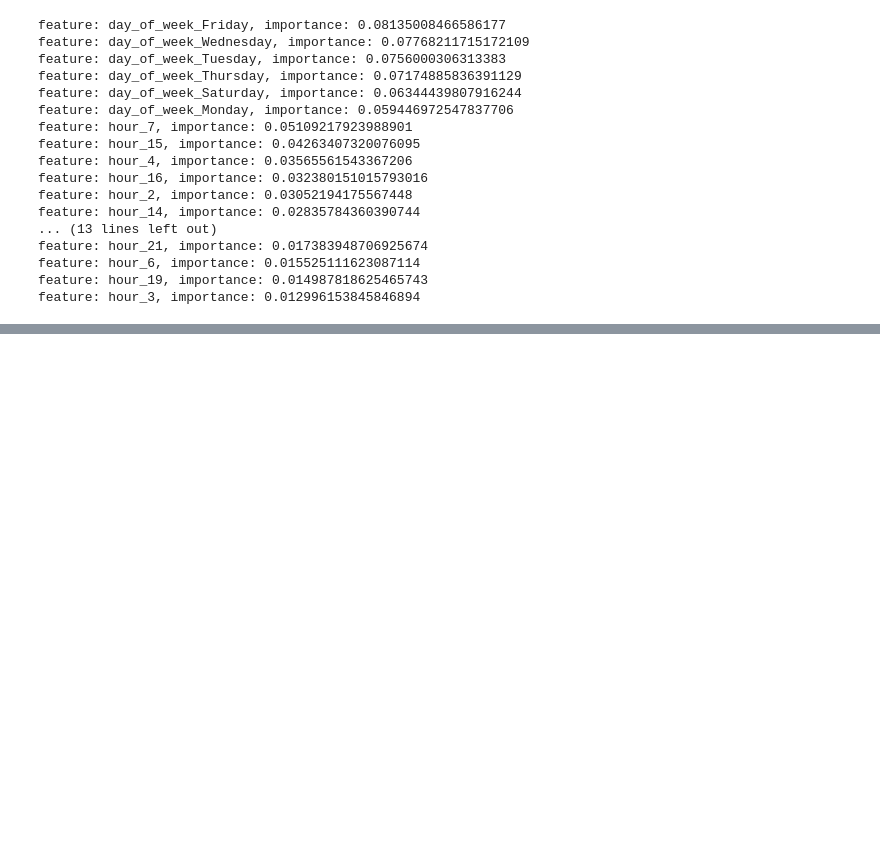
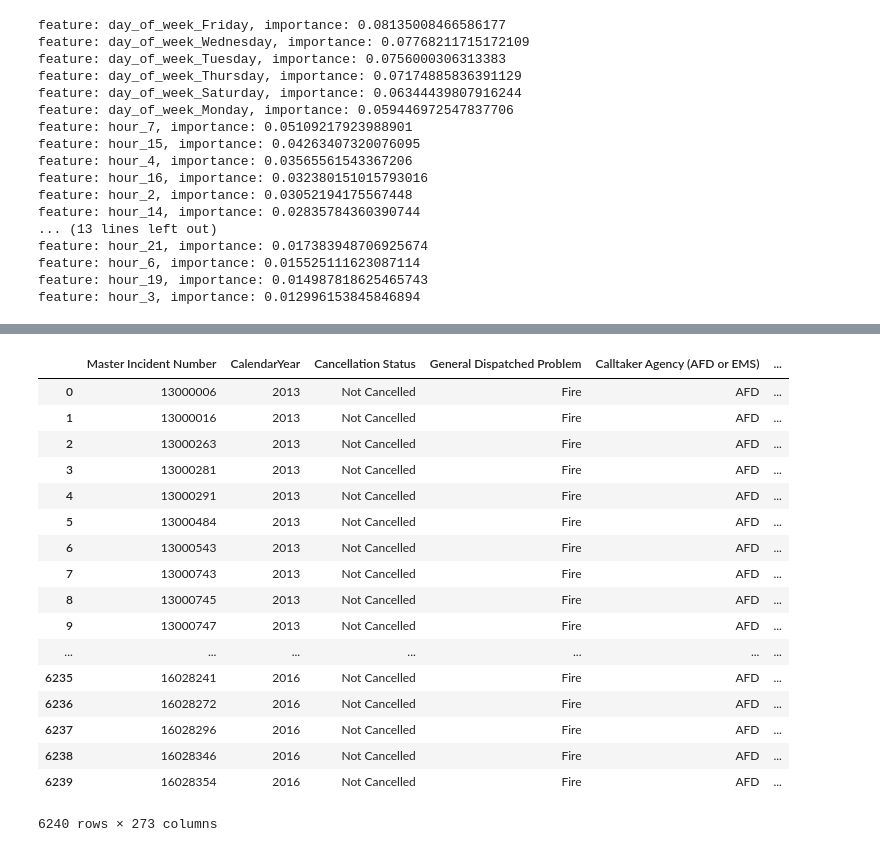
Before and after one commit to madderle/Hack-Austin, a Jupyter notebook: Response Area Response Time Prediction.ipynb, the cells around one changed output, grey strips where cells are left out. Cells and saved outputs as stored; diff of their text form; code cells hidden in the pictures; blank space fills up the shorter version.

```diff
--- a/Response Area Response Time Prediction.ipynb
+++ b/Response Area Response Time Prediction.ipynb
@@ -818,0 +852,2 @@ feature: hour_3, importance: 0.012996153845846894
+# %%
+detail_final_df.rename(columns={'CalendarYear_x': 'CalendarYear', 'Response Status_x': 'Response Status', 'PriorityDescription_x':'PriorityDescription'}, inplace=True)
@@ -818,0 +878,23 @@ feature: hour_3, importance: 0.012996153845846894
+# %%
+RAP_dummies_df = pd.get_dummies(detail_final_df, columns=['Response Area (COA Only)'])
+# %%
+RAP_dummies_df
+# %% [output]
+|  | Master Incident Number | CalendarYear | Cancellation Status | General Dispatched Problem | Calltaker Agency (AFD or EMS) | ... |
+| 0 | 13000006 | 2013 | Not Cancelled | Fire | AFD | ... |
+| 1 | 13000016 | 2013 | Not Cancelled | Fire | AFD | ... |
+| 2 | 13000263 | 2013 | Not Cancelled | Fire | AFD | ... |
+| 3 | 13000281 | 2013 | Not Cancelled | Fire | AFD | ... |
+| 4 | 13000291 | 2013 | Not Cancelled | Fire | AFD | ... |
+| 5 | 13000484 | 2013 | Not Cancelled | Fire | AFD | ... |
+| 6 | 13000543 | 2013 | Not Cancelled | Fire | AFD | ... |
+| 7 | 13000743 | 2013 | Not Cancelled | Fire | AFD | ... |
+| 8 | 13000745 | 2013 | Not Cancelled | Fire | AFD | ... |
+| 9 | 13000747 | 2013 | Not Cancelled | Fire | AFD | ... |
+| ... | ... | ... | ... | ... | ... | ... |
+| 6235 | 16028241 | 2016 | Not Cancelled | Fire | AFD | ... |
+| 6236 | 16028272 | 2016 | Not Cancelled | Fire | AFD | ... |
+| 6237 | 16028296 | 2016 | Not Cancelled | Fire | AFD | ... |
+| 6238 | 16028346 | 2016 | Not Cancelled | Fire | AFD | ... |
+| 6239 | 16028354 | 2016 | Not Cancelled | Fire | AFD | ... |
+6240 rows × 273 columns
```
Also changed, not shown: parts of 52 cells of this notebook.
